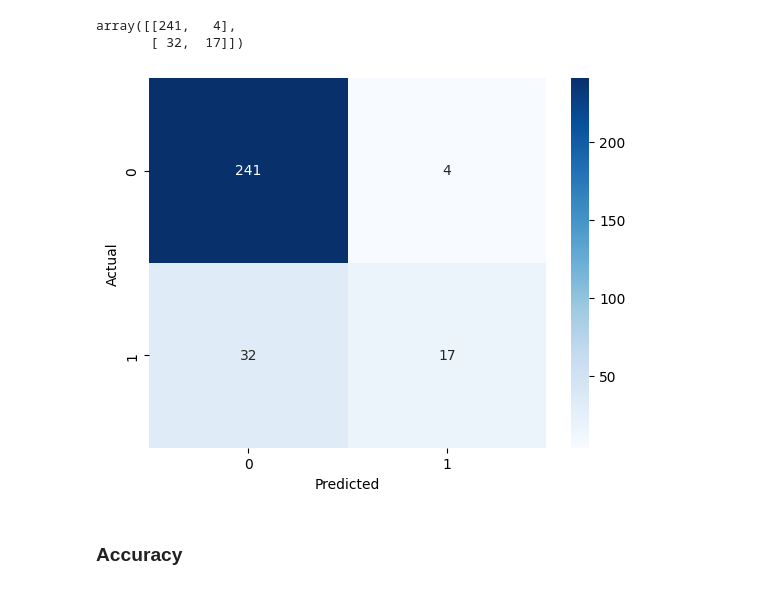
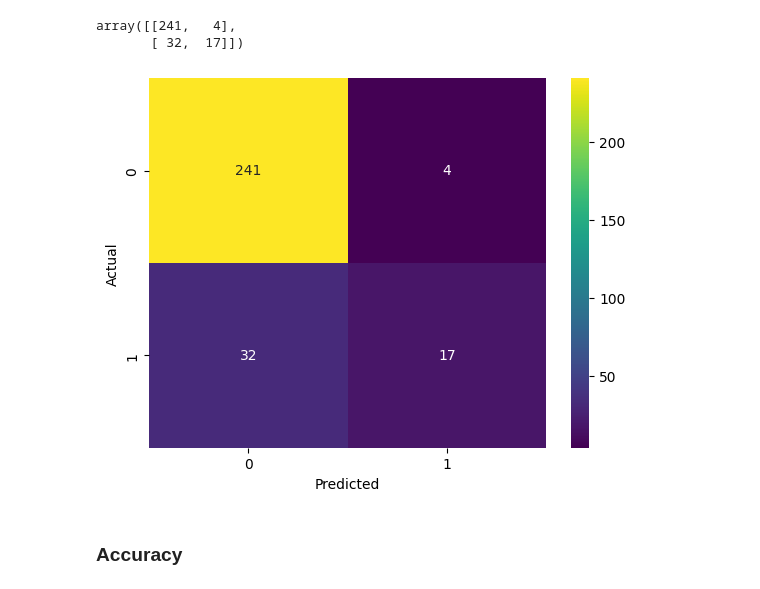
Before and after one commit to ImangTimang/MexE402_Midterm_Bool-Datinguinoo, a Jupyter notebook: LOGISTIC REGRESSION/EMPLOYEE ATTRITION FINAL.ipynb, the cells around one changed output. Drawn from its saved outputs; the diff is of its cells as text; code cells hidden in the pictures.

```diff
--- a/LOGISTIC REGRESSION/EMPLOYEE ATTRITION FINAL.ipynb
+++ b/LOGISTIC REGRESSION/EMPLOYEE ATTRITION FINAL.ipynb
@@ -321,12 +321,12 @@ array([[241,   4],
        [ 32,  17]])
 # %%
 cm = confusion_matrix(y_test, y_pred)
-sns.heatmap(cm, cmap = 'Blues', annot = True, fmt = '.0f')
+sns.heatmap(cm, cmap = 'viridis', annot = True, fmt = '.0f')
 plt.xlabel("Predicted")
 plt.ylabel("Actual")
 plt.show()
 # %% [output]
-[figure, old version]
+[figure, new version]
 # %% [markdown]
 ### Accuracy
 # %%
```
Also changed, not shown: parts of 1 cell of this notebook.
